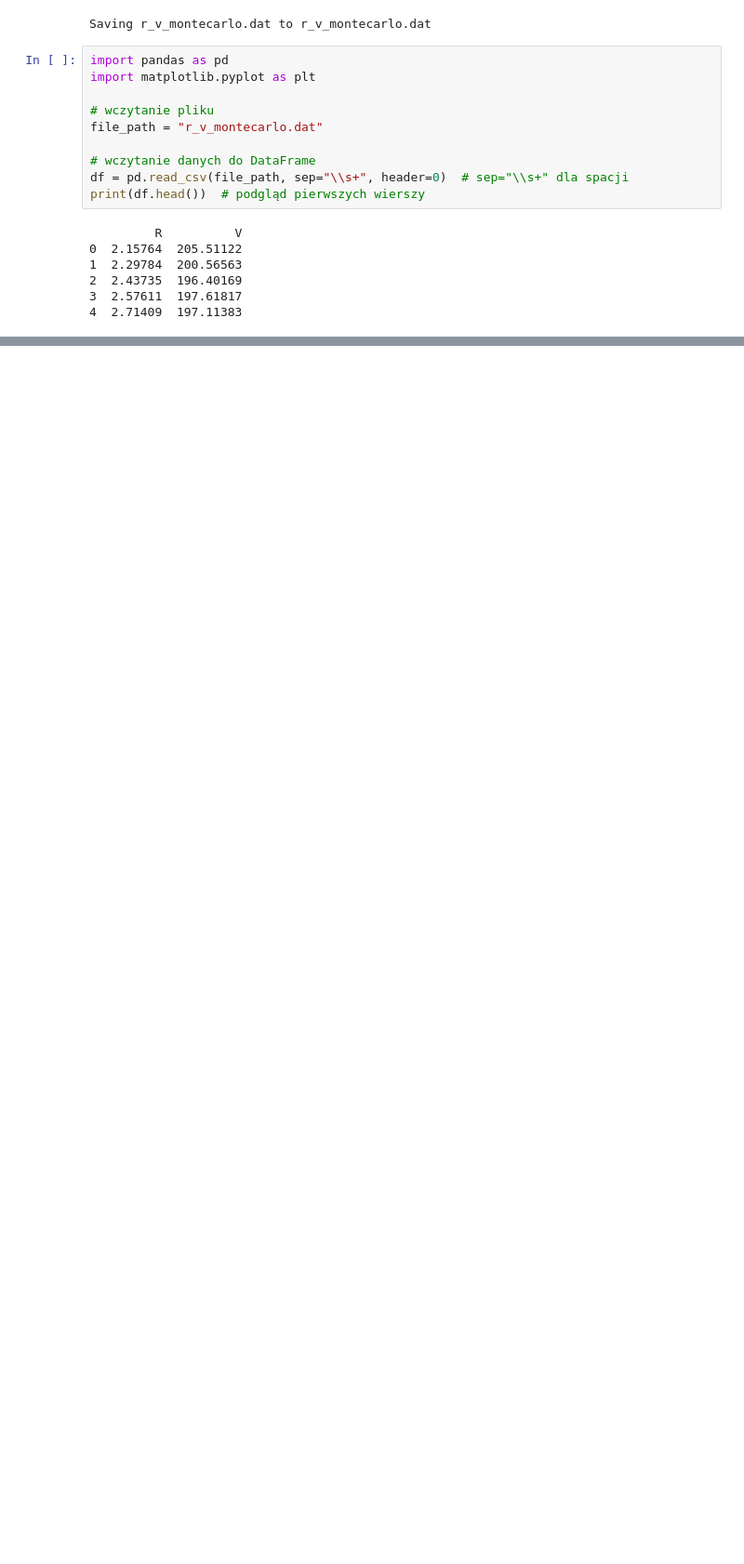
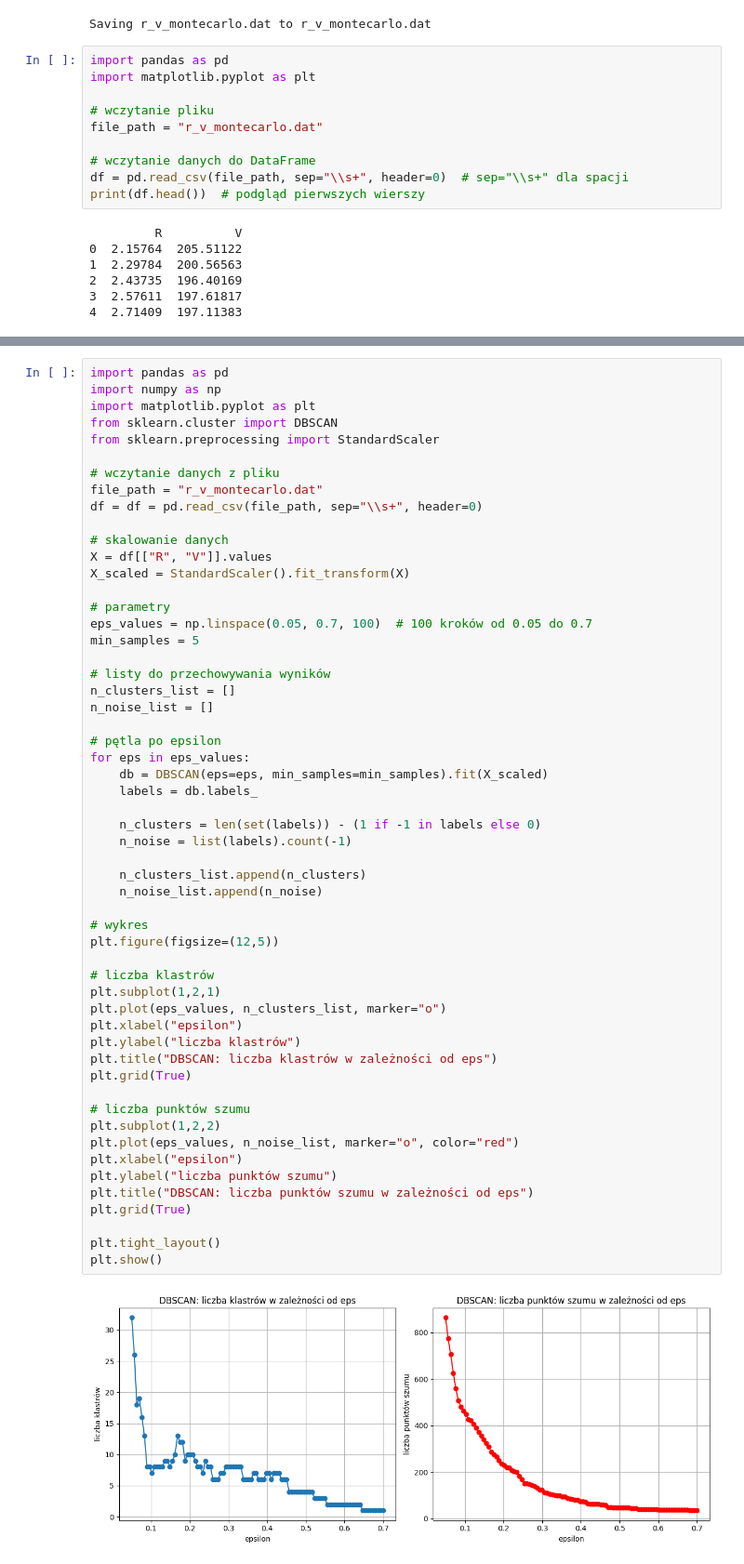
Before and after one commit to redrosesarecool/staz, a Jupyter notebook: krzywa_rotacji.ipynb, the cells around one changed output, grey strips where cells are left out. Shown at 93% size. Cells and saved outputs as stored; diff of their text form; blank space fills up the shorter version.

```diff
--- a/krzywa_rotacji.ipynb
+++ b/krzywa_rotacji.ipynb
@@ -43,0 +44,57 @@ plt.show()
+# %%
+import pandas as pd
+import numpy as np
+import matplotlib.pyplot as plt
+from sklearn.cluster import DBSCAN
+from sklearn.preprocessing import StandardScaler
+
+# wczytanie danych z pliku
+file_path = "r_v_montecarlo.dat"
+df = df = pd.read_csv(file_path, sep="\\s+", header=0)
+
+# skalowanie danych
+X = df[["R", "V"]].values
+X_scaled = StandardScaler().fit_transform(X)
+
+# parametry
+eps_values = np.linspace(0.05, 0.7, 100)  # 100 kroków od 0.05 do 0.7
+min_samples = 5
+
+# listy do przechowywania wyników
+n_clusters_list = []
+n_noise_list = []
+
+# pętla po epsilon
+for eps in eps_values:
+    db = DBSCAN(eps=eps, min_samples=min_samples).fit(X_scaled)
+    labels = db.labels_
+
+    n_clusters = len(set(labels)) - (1 if -1 in labels else 0)
+    n_noise = list(labels).count(-1)
+
+    n_clusters_list.append(n_clusters)
+    n_noise_list.append(n_noise)
+
+# wykres
+plt.figure(figsize=(12,5))
+
+# liczba klastrów
+plt.subplot(1,2,1)
+plt.plot(eps_values, n_clusters_list, marker="o")
+plt.xlabel("epsilon")
+plt.ylabel("liczba klastrów")
+plt.title("DBSCAN: liczba klastrów w zależności od eps")
+plt.grid(True)
+
+# liczba punktów szumu
+plt.subplot(1,2,2)
+plt.plot(eps_values, n_noise_list, marker="o", color="red")
+plt.xlabel("epsilon")
+plt.ylabel("liczba punktów szumu")
+plt.title("DBSCAN: liczba punktów szumu w zależności od eps")
+plt.grid(True)
+
+plt.tight_layout()
+plt.show()
+# %% [output]
+[figure, added]
```
Also changed, not shown: parts of 2 cells of this notebook.
